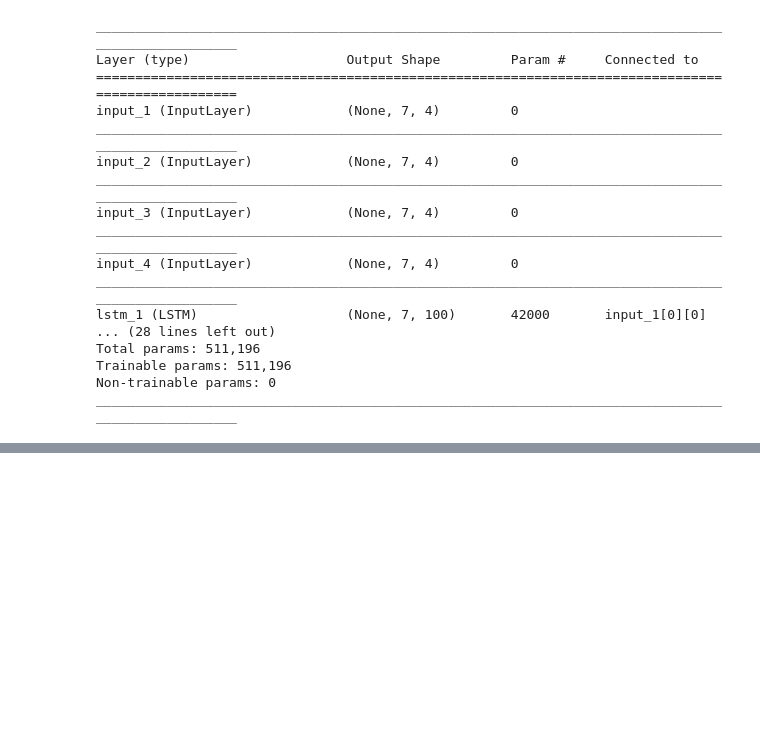
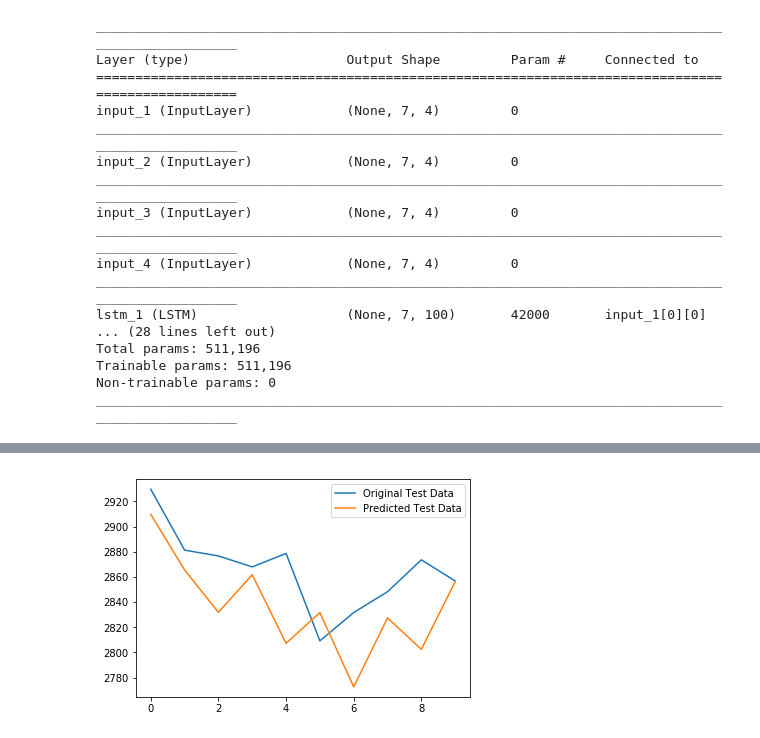
Before and after one commit to kevinpatelco/Stock_Prediction, a Jupyter notebook: MA.ipynb, the cells around one changed output, grey strips where cells are left out. Saved outputs shown, nothing was run; the diff lists cells and outputs as text; code cells hidden in the pictures; blank space fills up the shorter version.

```diff
--- a/MA.ipynb
+++ b/MA.ipynb
@@ -531,0 +557,8 @@ plt.show()
+# %%
+# Prediction Values for last 10 Days
+plt.plot(y_test[-10:], label='Original Test Data')
+plt.plot(testPredict[-10:], label='Predicted Test Data')
+plt.legend()
+plt.show()
+# %% [output]
+[figure, added]
```
Also changed, not shown: parts of 18 cells of this notebook.
